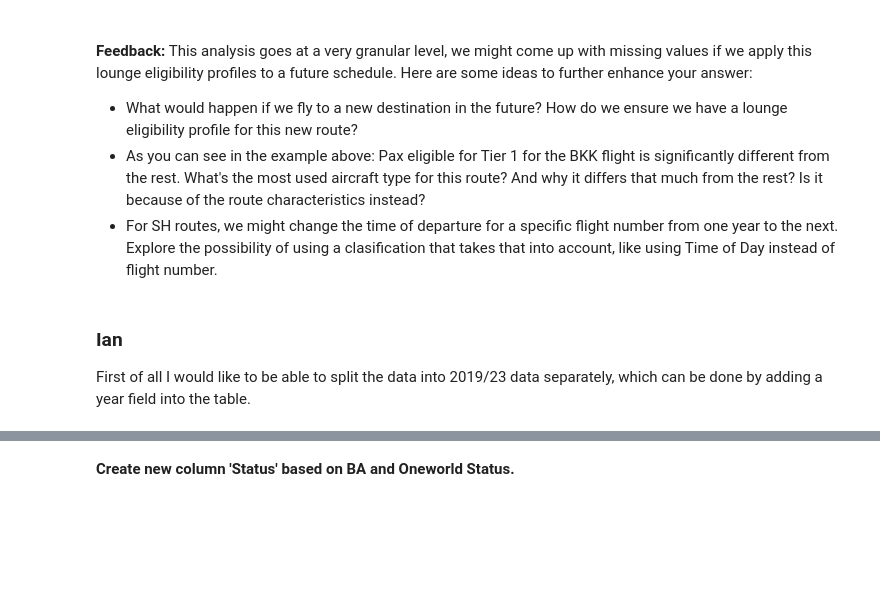
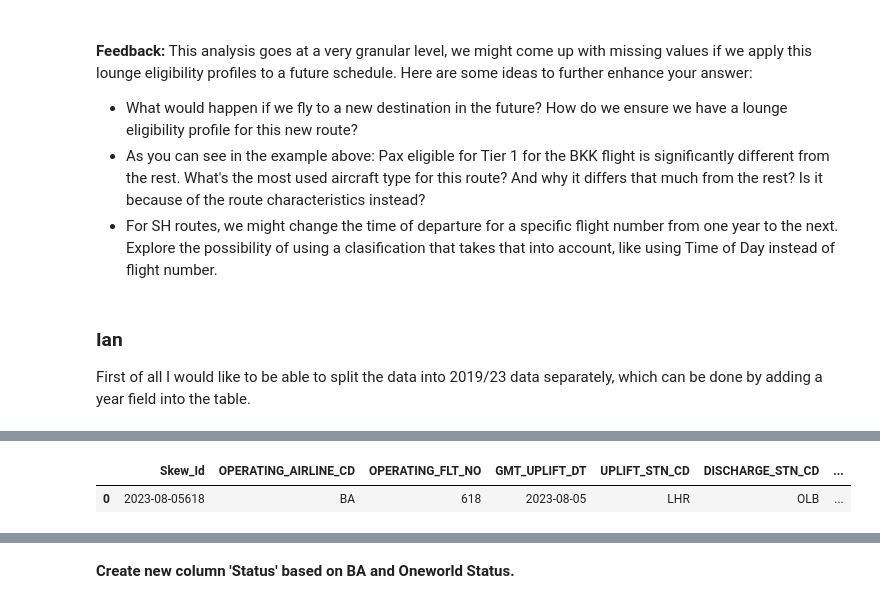
Before and after one commit to IanMaHKG-BA/Hackathon_Team_1, a Jupyter notebook: lounges_gold_standard_Jamie.ipynb, the cells around one changed output, grey strips where cells are left out. Cells and saved outputs as stored; diff of their text form; code cells hidden in the pictures; blank space fills up the shorter version.

```diff
--- a/lounges_gold_standard_Jamie.ipynb
+++ b/lounges_gold_standard_Jamie.ipynb
@@ -691,10 +790,13 @@ headers_and_first_row(df_lounge_elig_flight_info_country_acft_typ)
 # %%
 # df_lounge_elig_flight_info_country_acft_typ['GMT_PLND_DEPT_YR'] = df_lounge_elig_flight_info_country_acft_typ['GMT_PLND_DEP_DT'].year
 
 # headers_and_first_row(df_lounge_elig_flight_info_country_acft_typ)
 df_lounge_elig_flight_info_country_acft_typ['GMT_UPLIFT_YR'] = [dts.year for dts in df_lounge_elig_flight_info_country_acft_typ['GMT_UPLIFT_DT']]
 
-df_lounge_elig_flight_info_country_acft_typ.head(10)
+df_lounge_elig_flight_info_country_acft_typ.head(1)
+# %% [output]
+|  | Skew_Id | OPERATING_AIRLINE_CD | OPERATING_FLT_NO | GMT_UPLIFT_DT | UPLIFT_STN_CD | DISCHARGE_STN_CD | ... |
+| 0 | 2023-08-05618 | BA | 618 | 2023-08-05 | LHR | OLB | ... |
 # %%
 # columns that you want to group by
 list_groupby = ['GMT_UPLIFT_YR','Lounge_eligibility_tier']
```
Also changed, not shown: parts of 34 cells of this notebook.
